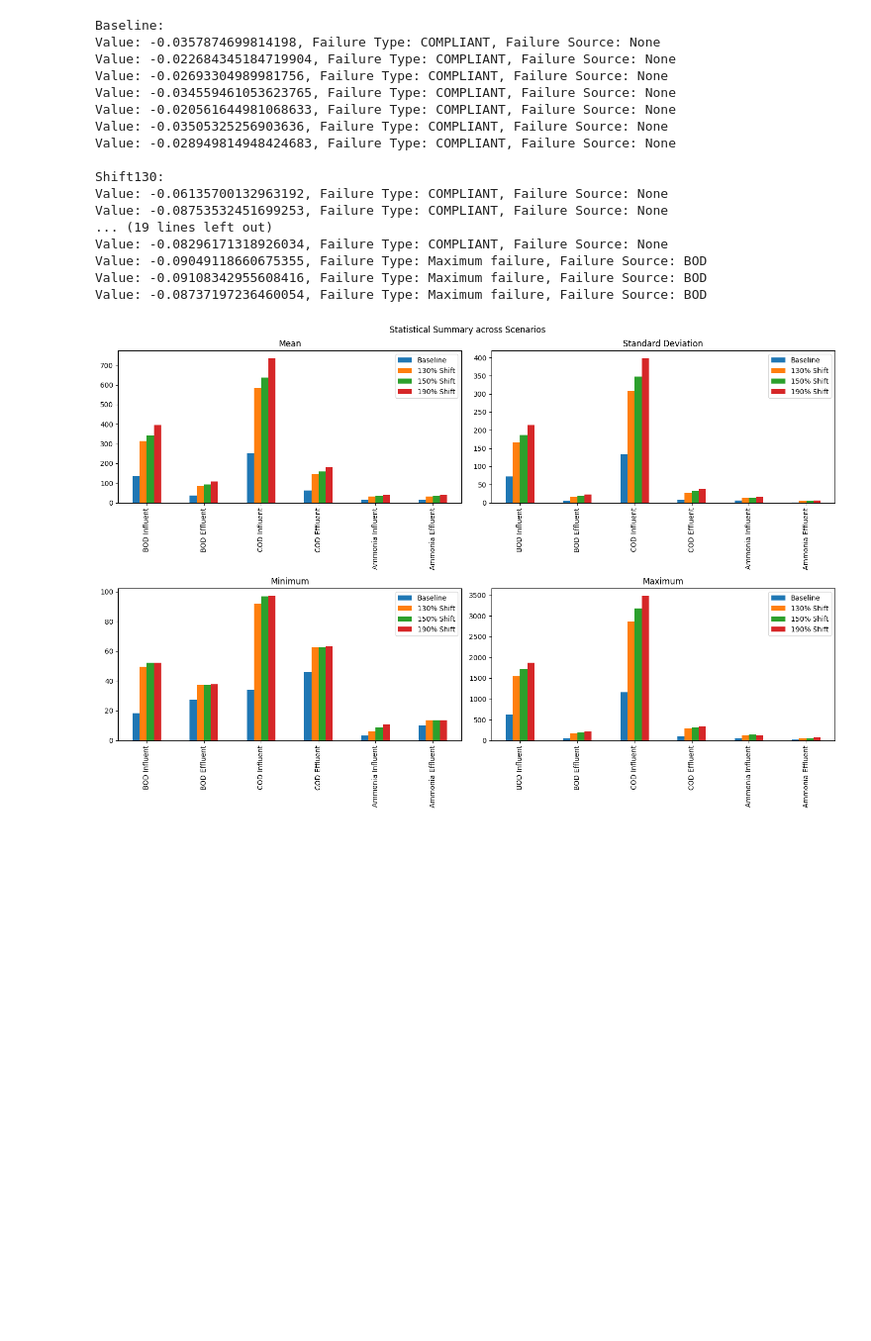
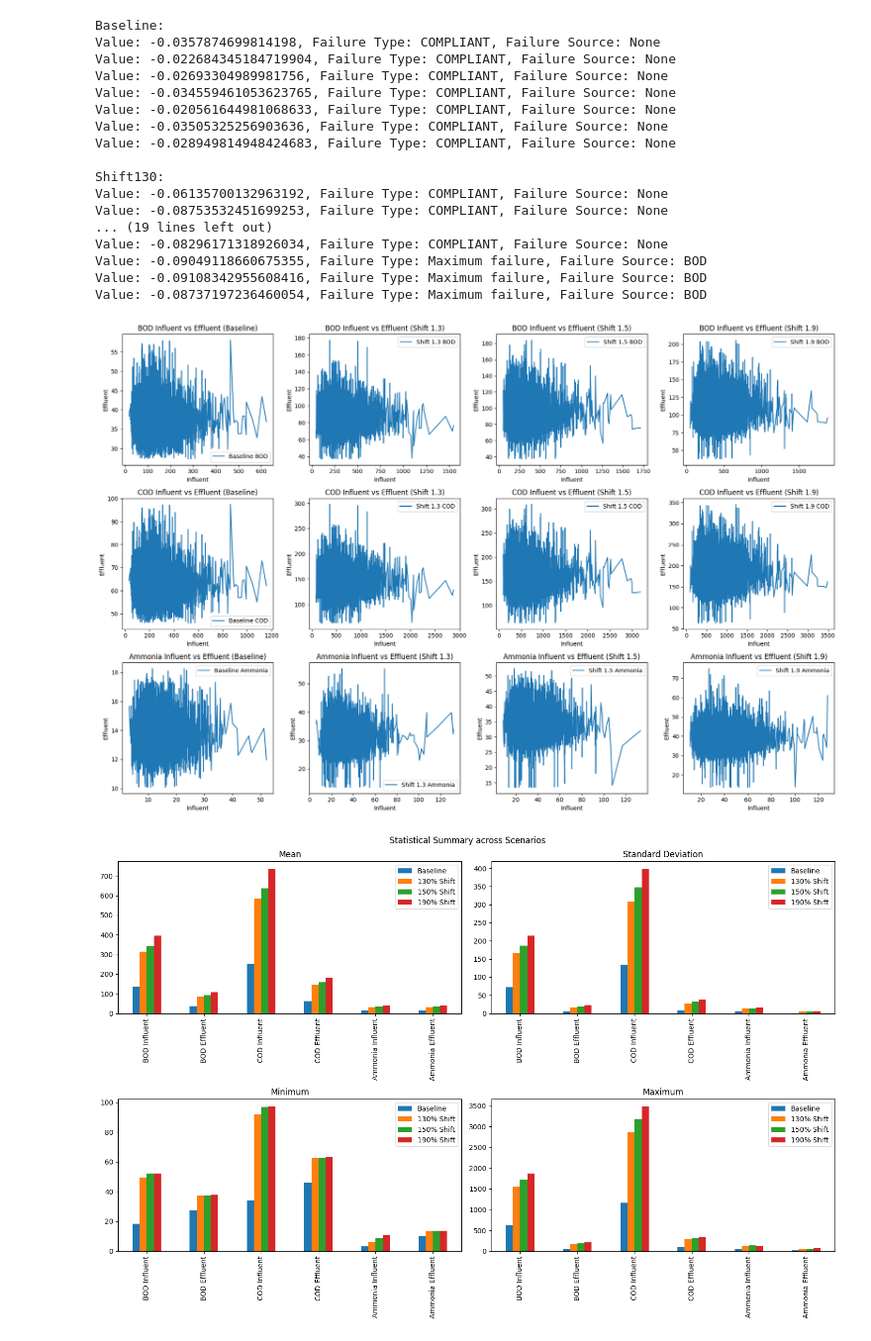
Before and after one commit to annalaino/non.linearity.code, a Jupyter notebook: process data analysis on non-linearity.ipynb, the cells around one changed output. Shown at 99% size. Cells and saved outputs as stored; diff of their text form; code cells hidden in the pictures; blank space fills up the shorter version.

```diff
--- a/process data analysis on non-linearity.ipynb
+++ b/process data analysis on non-linearity.ipynb
@@ -262,6 +262,48 @@ codinfl1_shift190 = np.concatenate([result[1:] for result in COD1_shift190])
 codeffl31_shift190 = np.concatenate([result[1:] for result in COD31_shift190])
 Ammonia1_shift190 = np.concatenate([result[1:] for result in Ammonia1_shift190])
 Ammonia31_shift190 = np.concatenate([result[1:] for result in Ammonia31_shift190])
+# %%
+import matplotlib.pyplot as plt
+import numpy as np
+
+# Create a new figure for each plot
+fig, axs = plt.subplots(3, 4, figsize=(18, 12))  # 3 rows, 4 columns
+
+# Define the titles and data for each scenario and parameter
+parameters = ['BOD', 'COD', 'Ammonia']
+scenarios = ['Baseline', 'Shift 1.3', 'Shift 1.5', 'Shift 1.9']
+
+param_to_influent = {
+    'BOD': [bodinfl1_baseline, bodinfl1_shift130, bodinfl1_shift150, bodinfl1_shift190],
+    'COD': [codinfl1_baseline, codinfl1_shift130, codinfl1_shift150, codinfl1_shift190],
+    'Ammonia': [Ammonia1_baseline, Ammonia1_shift130, Ammonia1_shift150, Ammonia1_shift190]
+}
+
+param_to_effluent = {
+    'BOD': [bodeffl31_baseline, bodeffl31_shift130, bodeffl31_shift150, bodeffl31_shift190],
+    'COD': [codeffl31_baseline, codeffl31_shift130, codeffl31_shift150, codeffl31_shift190],
+    'Ammonia': [Ammonia31_baseline, Ammonia31_shift130, Ammonia31_shift150, Ammonia31_shift190]
+}
+
+# Loop through parameters and scenarios to generate the plots
+for i, param in enumerate(parameters):
+    for j, scenario in enumerate(scenarios):
+        # Sort the influent and effluent data
+        influent_sorted = np.sort(param_to_influent[param][j])
+        # Sort the corresponding effluent data based on the sorted influent data
+        effluent_sorted = np.array(param_to_effluent[param][j])[np.argsort(param_to_influent[param][j])]
+
+        # Plot the sorted data
+        axs[i, j].plot(influent_sorted, effluent_sorted, label=f'{scenario} {param}')
+        axs[i, j].set_xlabel('Influent')
+        axs[i, j].set_ylabel('Effluent')
+        axs[i, j].set_title(f'{param} Influent vs Effluent ({scenario})')
+        axs[i, j].legend()
+
+plt.tight_layout()  # Adjust layout to prevent overlap
+plt.show()
+# %% [output]
+[figure, added]
 # %%
 import numpy as np
 import pandas as pd
```
Also changed, not shown: parts of 4 cells of this notebook.
